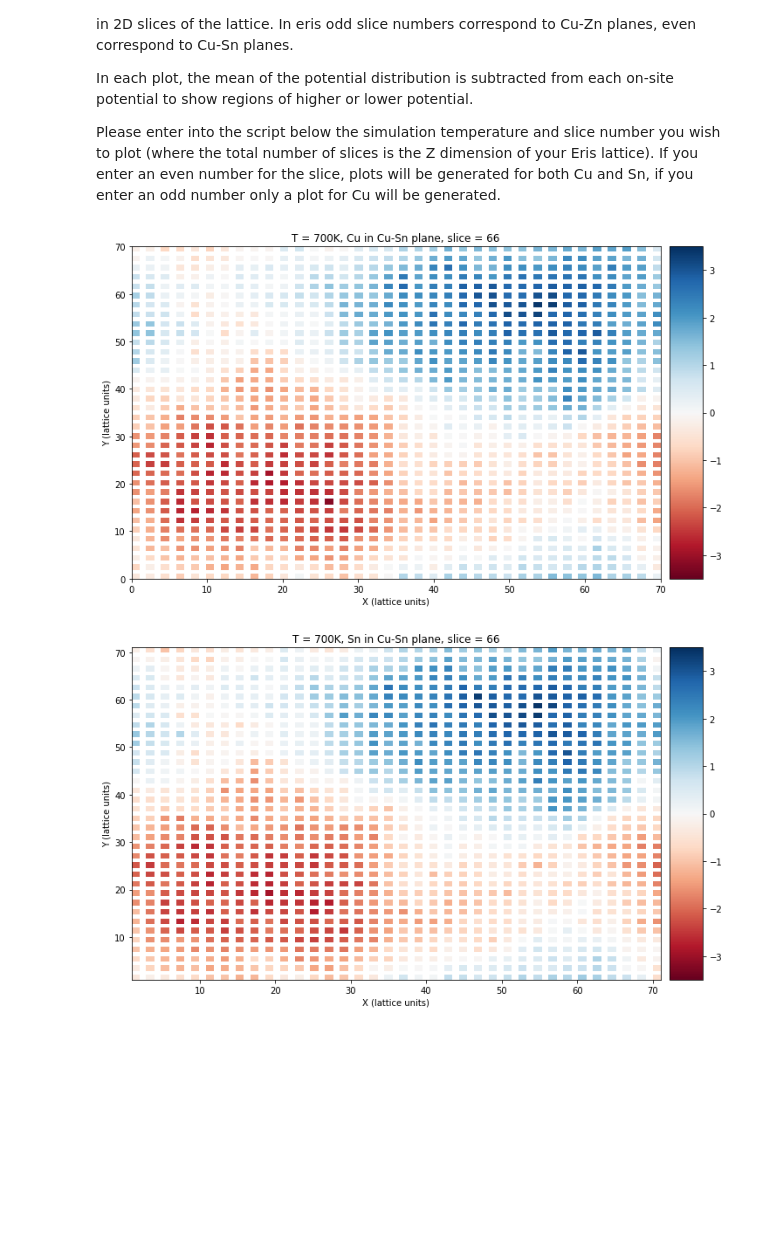
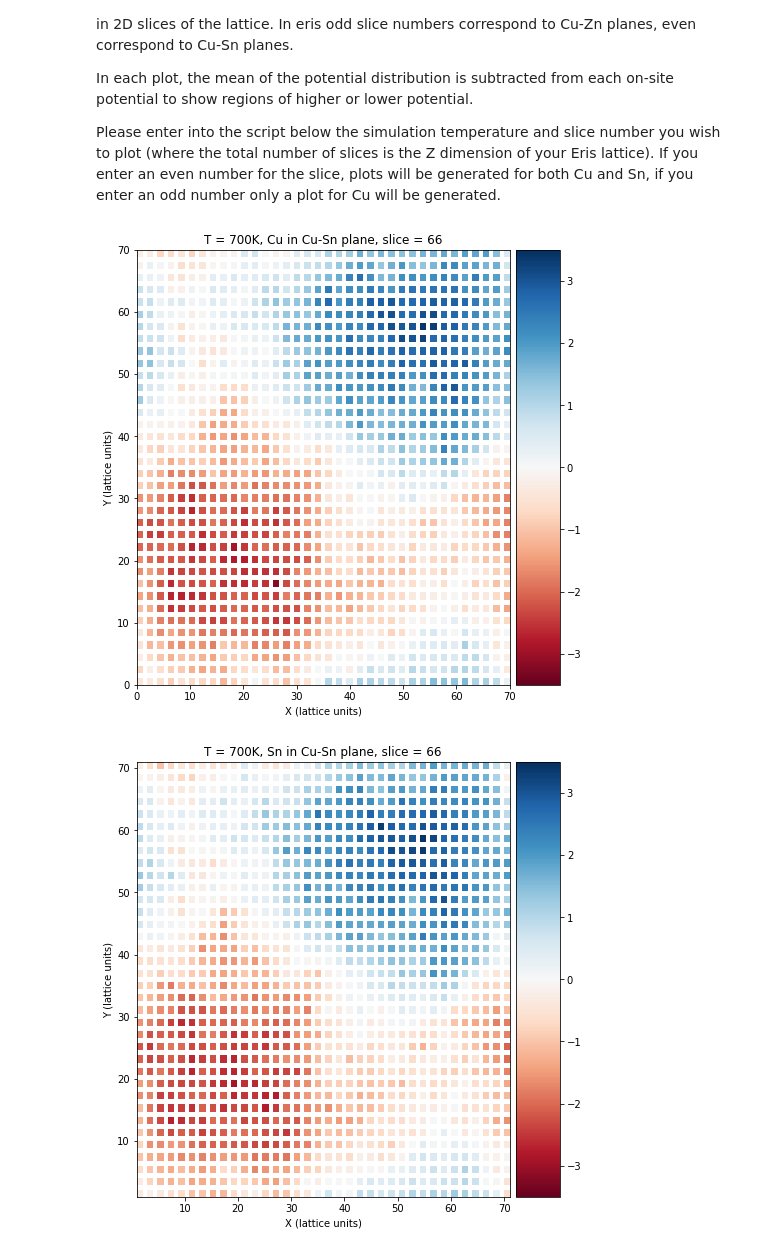
Before and after one commit to WMD-group/Eris, a Jupyter notebook: analysis-notebooks/band_tailing/Cu-Zn_disorder_band_tailing.ipynb, the cells around one changed output. Saved outputs shown, nothing was run; the diff lists cells and outputs as text; code cells hidden in the pictures; blank space fills up the shorter version.

```diff
--- a/analysis-notebooks/band_tailing/Cu-Zn_disorder_band_tailing.ipynb
+++ b/analysis-notebooks/band_tailing/Cu-Zn_disorder_band_tailing.ipynb
@@ -137,7 +196,7 @@ if (slice_num%2 == 1):
     # Generate 2D histogram of (on-site potential) - (mean potential) for Cu in Cu-Zn plane
     H, xedges, yedges, binnumber = stats.binned_statistic_2d(x_vals, y_vals, values = pot_fluc, statistic='mean' , bins = [bins,bins])
     XX, YY = np.meshgrid(xedges, yedges)
-    fig = plt.figure(figsize = (13,7))
+    fig = plt.figure(figsize = (8,8))
     ax1=plt.subplot(111)
     plt.title("T = "+str(T)+"K, Cu in Cu-Zn plane, slice = "+ str(slice_num))
     plot1 = ax1.pcolormesh(XX,YY,H.T, cmap=cmap, vmin=pmin, vmax=pmax)
@@ -161,34 +220,34 @@ if (slice_num%2 == 0):
     # Generate 2D histogram of (on-site potential) - (mean potential) for Cu in Cu-Sn plane
     H, xedges, yedges, binnumber = stats.binned_statistic_2d(Cu_x_vals, Cu_y_vals, values = Cu_pot_fluc, statistic='mean' , bins = [bins,bins])
     XX, YY = np.meshgrid(xedges, yedges)
-    fig = plt.figure(figsize = (13,7))
+    fig = plt.figure(figsize = (8,8))
     ax1=plt.subplot(111)
     plt.title("T = "+str(T)+"K, Cu in Cu-Sn plane, slice = "+ str(slice_num))
     plot1 = ax1.pcolormesh(XX,YY,H.T, cmap=cmap, vmin=pmin, vmax=pmax)
     cbar = plt.colorbar(plot1,ax=ax1, pad = .015, aspect=10)
     plt.xlabel('X (lattice units)')
     plt.ylabel('Y (lattice units)')
     # Reading in data from eris output file for Sn
     Sn_CuSnSlice = np.genfromtxt(Sn_data_file, delimiter = ' ')
     Sn_x_vals = Sn_CuSnSlice[:,0]
     Sn_y_vals = Sn_CuSnSlice[:,1]
     Sn_pots = Sn_CuSnSlice[:,2]
     Sn_pot_mean = np.mean(Sn_pots)
     Sn_pot_fluc = Sn_CuSnSlice[:,2] - Sn_pot_mean
     Sn_pot_fluc_in_V = Sn_pot_fluc * unit_conversion
     # Generate 2D histogram of (on-site potential) - (mean potential) for Sn in Cu-Sn plane
     H, xedges, yedges, binnumber = stats.binned_statistic_2d(Sn_x_vals, Sn_y_vals, values = Sn_pot_fluc, statistic='mean' , bins = [bins,bins])
     XX, YY = np.meshgrid(xedges, yedges)
-    fig2 = plt.figure(figsize = (13,7))
+    fig2 = plt.figure(figsize = (8,8))
     ax2=plt.subplot(111)
     plt.title("T = "+str(T)+"K, Sn in Cu-Sn plane, slice = "+ str(slice_num))
     plot2 = ax2.pcolormesh(XX,YY,H.T, cmap=cmap, vmin=pmin, vmax=pmax)
     cbar = plt.colorbar(plot2,ax=ax2, pad = .015, aspect=10)
 
 
 plt.xlabel('X (lattice units)')
 plt.ylabel('Y (lattice units)')
 plt.show()
 # %% [output]
-[figure, old version]
+[figure, new version]
-[figure, old version]
+[figure, new version]
```
Also changed, not shown: parts of 6 cells of this notebook.
